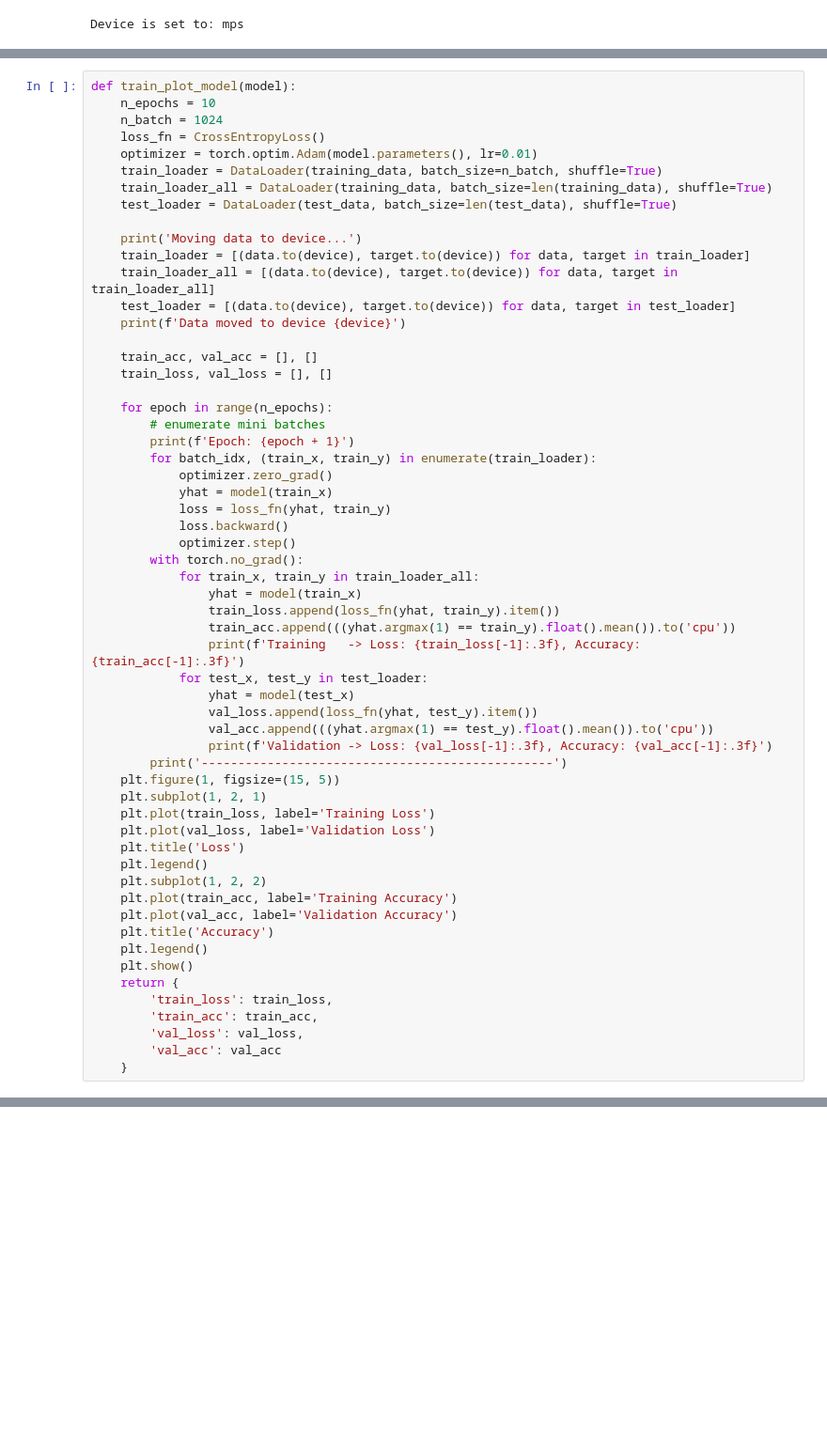
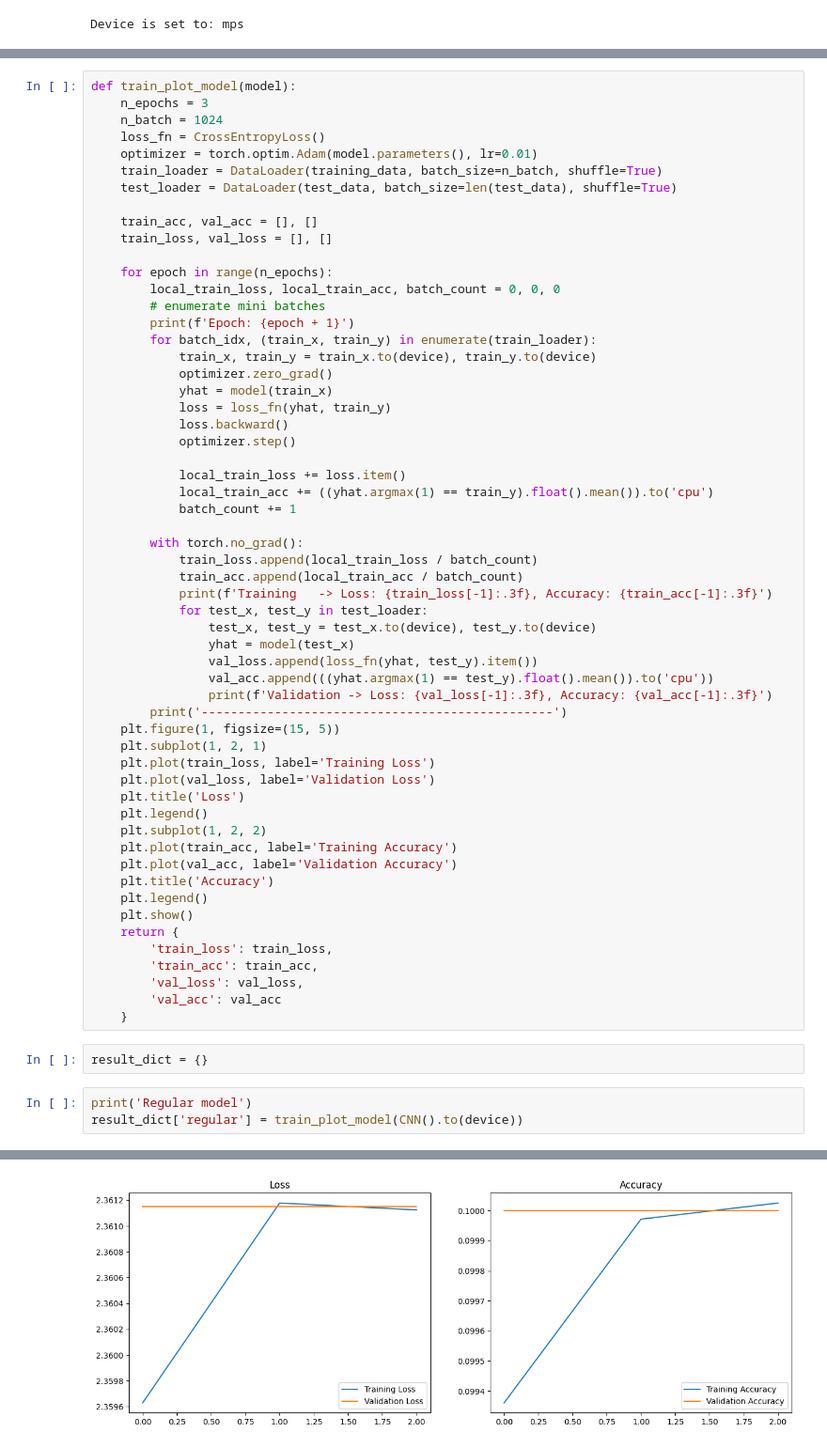
Before and after one commit to dave1b/TSM_DeLearn, a Jupyter notebook: week8/eval_batchnorm_dave_brunner.ipynb, the cells around one changed output, grey strips where cells are left out. Shown at 94% size. Saved outputs shown, nothing was run; the diff lists cells and outputs as text; blank space fills up the shorter version.

```diff
--- a/week8/eval_batchnorm_dave_brunner.ipynb
+++ b/week8/eval_batchnorm_dave_brunner.ipynb
@@ -123,38 +140,37 @@ for i in range(10):
 # %%
 def train_plot_model(model):
-    n_epochs = 10
+    n_epochs = 3
     n_batch = 1024
     loss_fn = CrossEntropyLoss()
     optimizer = torch.optim.Adam(model.parameters(), lr=0.01)
     train_loader = DataLoader(training_data, batch_size=n_batch, shuffle=True)
-    train_loader_all = DataLoader(training_data, batch_size=len(training_data), shuffle=True)
     test_loader = DataLoader(test_data, batch_size=len(test_data), shuffle=True)
-
-    print('Moving data to device...')
-    train_loader = [(data.to(device), target.to(device)) for data, target in train_loader]
-    train_loader_all = [(data.to(device), target.to(device)) for data, target in train_loader_all]
-    test_loader = [(data.to(device), target.to(device)) for data, target in test_loader]
-    print(f'Data moved to device {device}')
 
     train_acc, val_acc = [], []
     train_loss, val_loss = [], []
 
     for epoch in range(n_epochs):
+        local_train_loss, local_train_acc, batch_count = 0, 0, 0
         # enumerate mini batches
         print(f'Epoch: {epoch + 1}')
         for batch_idx, (train_x, train_y) in enumerate(train_loader):
+            train_x, train_y = train_x.to(device), train_y.to(device)
             optimizer.zero_grad()
             yhat = model(train_x)
             loss = loss_fn(yhat, train_y)
             loss.backward()
             optimizer.step()
+
+            local_train_loss += loss.item()
+            local_train_acc += ((yhat.argmax(1) == train_y).float().mean()).to('cpu')
+            batch_count += 1
+
         with torch.no_grad():
-            for train_x, train_y in train_loader_all:
-                yhat = model(train_x)
-                train_loss.append(loss_fn(yhat, train_y).item())
-                train_acc.append(((yhat.argmax(1) == train_y).float().mean()).to('cpu'))
-                print(f'Training   -> Loss: {train_loss[-1]:.3f}, Accuracy: {train_acc[-1]:.3f}')
+            train_loss.append(local_train_loss / batch_count)
+            train_acc.append(local_train_acc / batch_count)
+            print(f'Training   -> Loss: {train_loss[-1]:.3f}, Accuracy: {train_acc[-1]:.3f}')
             for test_x, test_y in test_loader:
+                test_x, test_y = test_x.to(device), test_y.to(device)
                 yhat = model(test_x)
                 val_loss.append(loss_fn(yhat, test_y).item())
                 val_acc.append(((yhat.argmax(1) == test_y).float().mean()).to('cpu'))
@@ -178,3 +194,9 @@ def train_plot_model(model):
         'val_loss': val_loss,
         'val_acc': val_acc
     }
+# %%
+result_dict = {}
+# %%
+print('Regular model')
+result_dict['regular'] = train_plot_model(CNN().to(device))
+# %% [output]
@@ -180,0 +216 @@ def train_plot_model(model):
+[figure, added]
```
Also changed, not shown: parts of 14 cells of this notebook, 1 other file.
